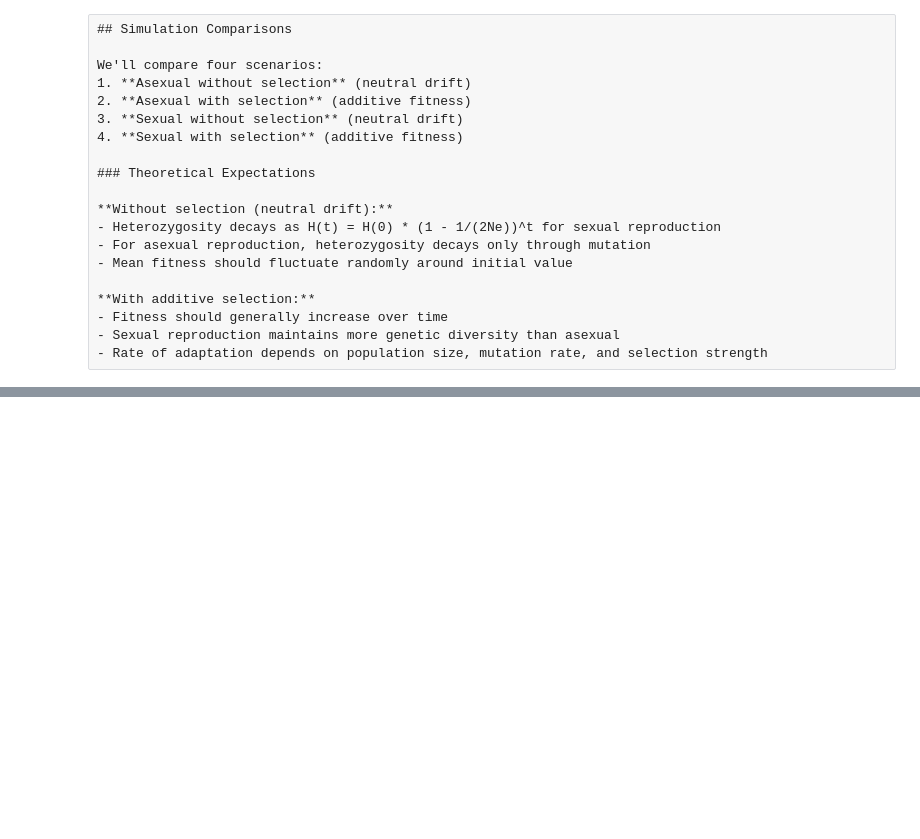
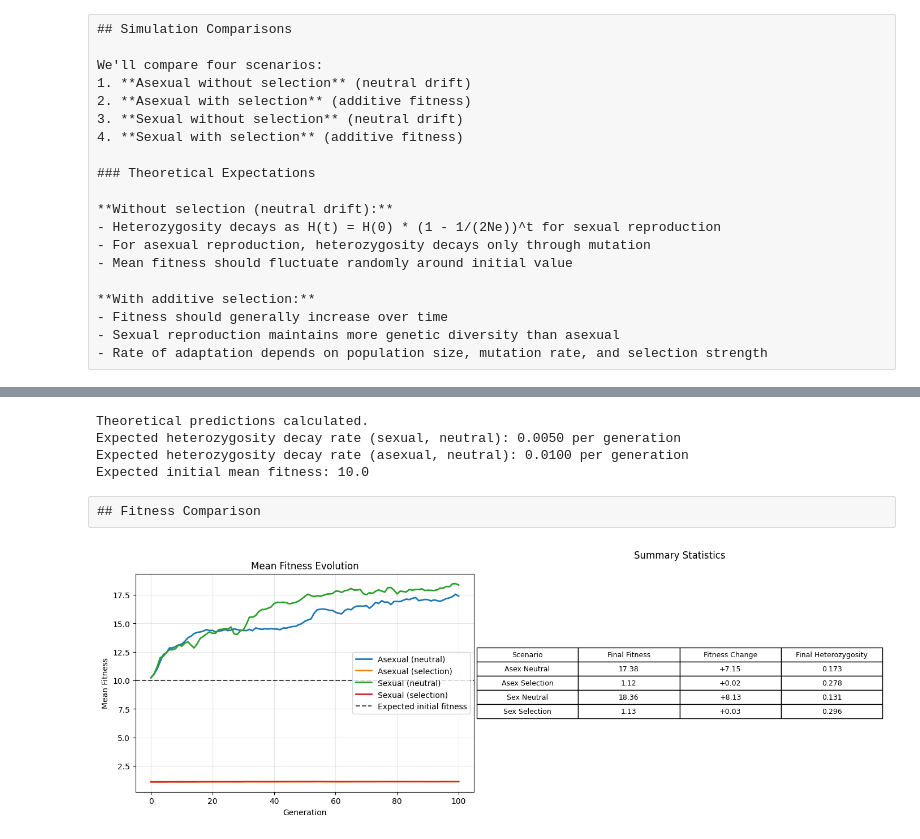
Before and after one commit to niallc/simple-popgen-simulator, a Jupyter notebook: analysis/simulation_analysis.ipynb, the cells around one changed output, grey strips where cells are left out. Cells and saved outputs as stored; diff of their text form; code cells hidden in the pictures; blank space fills up the shorter version.

```diff
--- a/analysis/simulation_analysis.ipynb
+++ b/analysis/simulation_analysis.ipynb
@@ -109,0 +172,80 @@ plt.show()
+# %%
+# Calculate theoretical expectations
+Ne = params['population_size']  # Effective population size
+mu = params['mutation_rate']
+L = params['genome_length']
+generations = np.arange(params['generations'] + 1)
+
+# Theoretical heterozygosity decay under neutrality (sexual reproduction)
+# H(t) = H(0) * (1 - 1/(2*Ne))^t
+# Starting heterozygosity for random binary sequences ≈ 0.5
+H0 = 0.5
+theoretical_hetero_sexual_neutral = H0 * (1 - 1/(2*Ne))**generations
+
+# For asexual reproduction under neutrality, heterozygosity decays much slower
+# mainly through mutation creating and destroying heterozygous sites
+# Approximate: H(t) ≈ H(0) * exp(-2*mu*t) for low mutation rates
+theoretical_hetero_asex_neutral = H0 * np.exp(-2*mu*generations)
+
+print("Theoretical predictions calculated.")
+print(f"Expected heterozygosity decay rate (sexual, neutral): {1/(2*Ne):.4f} per generation")
+print(f"Expected heterozygosity decay rate (asexual, neutral): {2*mu:.4f} per generation")
+
+# Initial fitness expectation for random genomes
+initial_expected_fitness = L * 0.5  # Expected number of 1s in random binary sequence
+print(f"Expected initial mean fitness: {initial_expected_fitness}")
+# %% [output]
+Theoretical predictions calculated.
+Expected heterozygosity decay rate (sexual, neutral): 0.0050 per generation
+Expected heterozygosity decay rate (asexual, neutral): 0.0100 per generation
+Expected initial mean fitness: 10.0
+# %% [raw]
+## Fitness Comparison
+# %%
+# Compare fitness evolution across scenarios
+fig, (ax1, ax2) = plt.subplots(1, 2, figsize=(14, 5))
+
+# Fitness comparison
+ax1.plot(results_asex_neutral['generation'], results_asex_neutral['mean_fitness'],
+         label='Asexual (neutral)', linewidth=2)
+ax1.plot(results_asex_selection['generation'], results_asex_selection['mean_fitness'],
+         label='Asexual (selection)', linewidth=2)
+ax1.plot(results_sex_neutral['generation'], results_sex_neutral['mean_fitness'],
+         label='Sexual (neutral)', linewidth=2)
+ax1.plot(results_sex_selection['generation'], results_sex_selection['mean_fitness'],
+         label='Sexual (selection)', linewidth=2)
+
+ax1.axhline(y=initial_expected_fitness, color='black', linestyle='--', alpha=0.7,
+           label='Expected initial fitness')
+ax1.set_xlabel('Generation')
+ax1.set_ylabel('Mean Fitness')
+ax1.set_title('Mean Fitness Evolution')
+ax1.legend()
+ax1.grid(True, alpha=0.3)
+
+# Data summary table
+scenarios = ['Asex Neutral', 'Asex Selection', 'Sex Neutral', 'Sex Selection']
+datasets = [results_asex_neutral, results_asex_selection, results_sex_neutral, results_sex_selection]
+
+summary_data = []
+for name, data in zip(scenarios, datasets):
+    final_fitness = data['mean_fitness'].iloc[-1]
+    fitness_change = final_fitness - data['mean_fitness'].iloc[0]
+    final_hetero = data['mean_heterozygosity'].iloc[-1]
+    summary_data.append([name, f"{final_fitness:.2f}", f"{fitness_change:+.2f}", f"{final_hetero:.3f}"])
+
+# Create table
+ax2.axis('tight')
+ax2.axis('off')
+table = ax2.table(cellText=summary_data,
+                 colLabels=['Scenario', 'Final Fitness', 'Fitness Change', 'Final Heterozygosity'],
+                 cellLoc='center', loc='center')
+table.auto_set_font_size(False)
+table.set_fontsize(9)
+table.scale(1.2, 1.5)
+ax2.set_title('Summary Statistics', pad=20)
+
+plt.tight_layout()
+plt.show()
+# %% [output]
+[figure, added]
```
Also changed, not shown: parts of 13 cells of this notebook, 1 other file.
